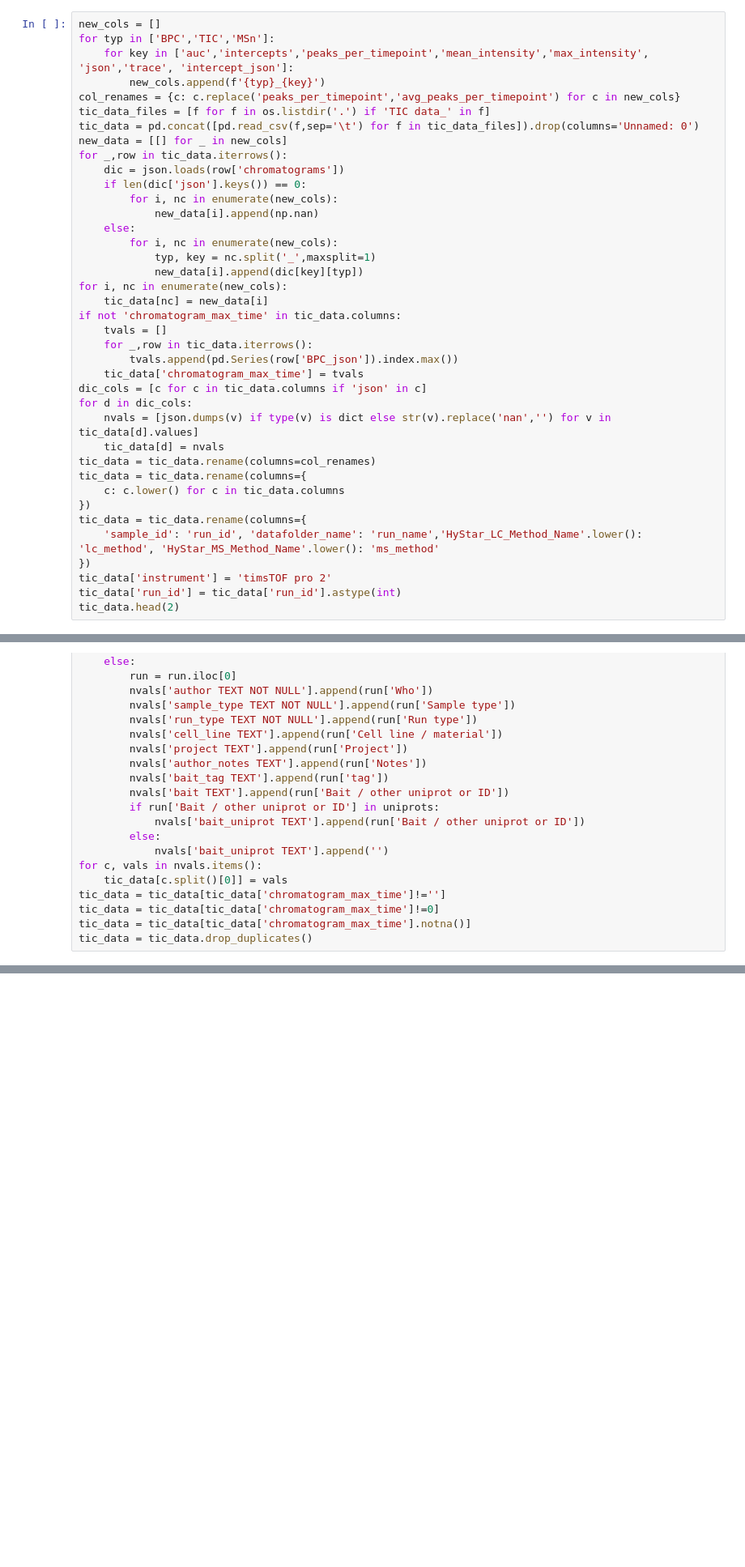
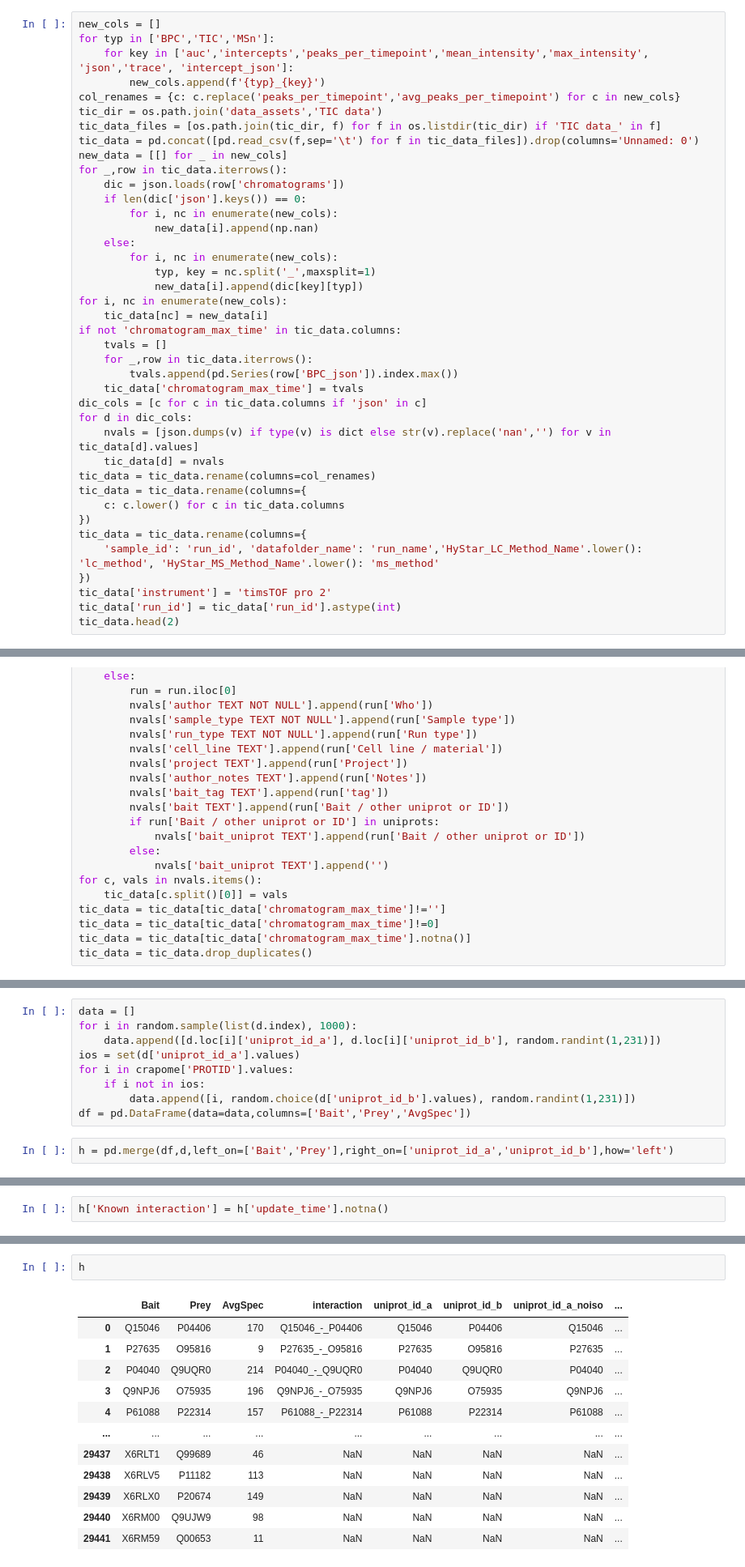
Before and after one commit to varjolab/ProteoGyver, a Jupyter notebook: app/generate_database.ipynb, the cells around one changed output, grey strips where cells are left out. Shown at 81% size. Drawn from its saved outputs; the diff is of its cells as text; blank space fills up the shorter version.

```diff
--- a/app/generate_database.ipynb
+++ b/app/generate_database.ipynb
@@ -396,7 +389,8 @@ for typ in ['BPC','TIC','MSn']:
     for key in ['auc','intercepts','peaks_per_timepoint','mean_intensity','max_intensity', 'json','trace', 'intercept_json']:
         new_cols.append(f'{typ}_{key}')
 col_renames = {c: c.replace('peaks_per_timepoint','avg_peaks_per_timepoint') for c in new_cols}
-tic_data_files = [f for f in os.listdir('.') if 'TIC data_' in f]
+tic_dir = os.path.join('data_assets','TIC data')
+tic_data_files = [os.path.join(tic_dir, f) for f in os.listdir(tic_dir) if 'TIC data_' in f]
 tic_data = pd.concat([pd.read_csv(f,sep='\t') for f in tic_data_files]).drop(columns='Unnamed: 0')
 new_data = [[] for _ in new_cols]
 for _,row in tic_data.iterrows():
@@ -494,0 +556,11 @@ OperationalError: table control_sets already exists
+# %%
+data = []
+for i in random.sample(list(d.index), 1000):
+    data.append([d.loc[i]['uniprot_id_a'], d.loc[i]['uniprot_id_b'], random.randint(1,231)])
+ios = set(d['uniprot_id_a'].values)
+for i in crapome['PROTID'].values:
+    if i not in ios:
+        data.append([i, random.choice(d['uniprot_id_b'].values), random.randint(1,231)])
+df = pd.DataFrame(data=data,columns=['Bait','Prey','AvgSpec'])
+# %%
+h = pd.merge(df,d,left_on=['Bait','Prey'],right_on=['uniprot_id_a','uniprot_id_b'],how='left')
@@ -494,0 +585,2 @@ OperationalError: table control_sets already exists
+# %%
+h['Known interaction'] = h['update_time'].notna()
@@ -494,0 +626,15 @@ OperationalError: table control_sets already exists
+# %%
+h
+# %% [output]
+|  | Bait | Prey | AvgSpec | interaction | uniprot_id_a | uniprot_id_b | uniprot_id_a_noiso | ... |
+| 0 | Q15046 | P04406 | 170 | Q15046_-_P04406 | Q15046 | P04406 | Q15046 | ... |
+| 1 | P27635 | O95816 | 9 | P27635_-_O95816 | P27635 | O95816 | P27635 | ... |
+| 2 | P04040 | Q9UQR0 | 214 | P04040_-_Q9UQR0 | P04040 | Q9UQR0 | P04040 | ... |
+| 3 | Q9NPJ6 | O75935 | 196 | Q9NPJ6_-_O75935 | Q9NPJ6 | O75935 | Q9NPJ6 | ... |
+| 4 | P61088 | P22314 | 157 | P61088_-_P22314 | P61088 | P22314 | P61088 | ... |
+| ... | ... | ... | ... | ... | ... | ... | ... | ... |
+| 29437 | X6RLT1 | Q99689 | 46 | NaN | NaN | NaN | NaN | ... |
+| 29438 | X6RLV5 | P11182 | 113 | NaN | NaN | NaN | NaN | ... |
+| 29439 | X6RLX0 | P20674 | 149 | NaN | NaN | NaN | NaN | ... |
+| 29440 | X6RM00 | Q9UJW9 | 98 | NaN | NaN | NaN | NaN | ... |
+| 29441 | X6RM59 | Q00653 | 11 | NaN | NaN | NaN | NaN | ... |
```
Also changed, not shown: parts of 29 cells of this notebook, 42 other files.
